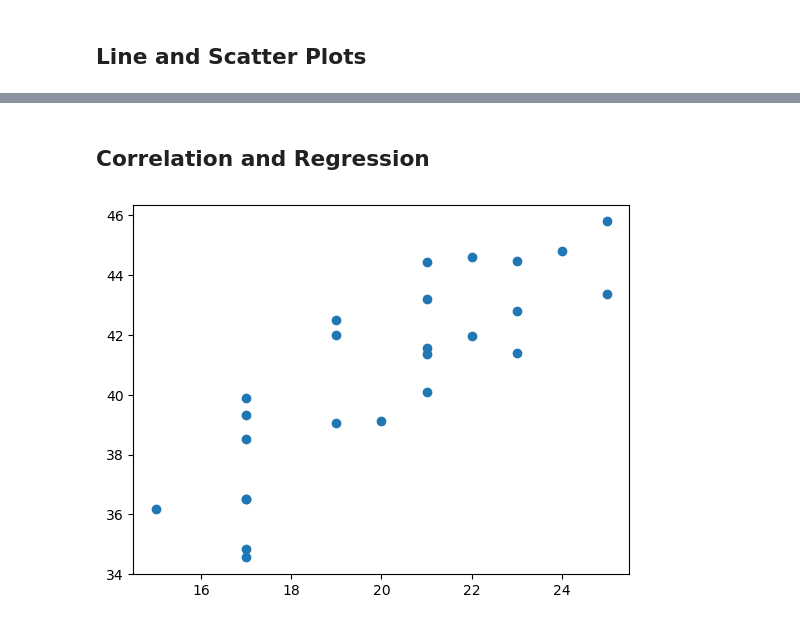
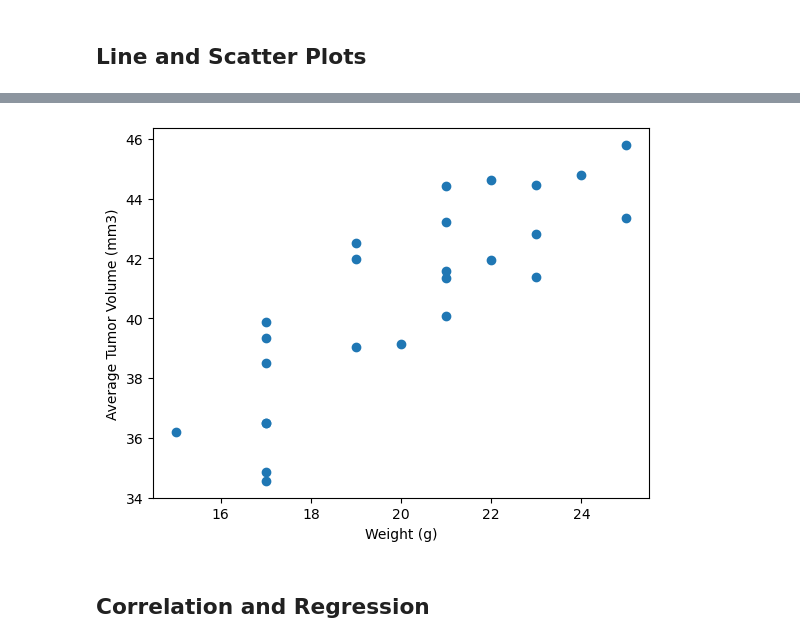
Before and after one commit to Kevin-Lad/matplotlib-challenge, a Jupyter notebook: Pymaceuticals/pymaceuticals.ipynb, the cells around one changed output, grey strips where cells are left out. Saved outputs shown, nothing was run; the diff lists cells and outputs as text; code cells hidden in the pictures.

```diff
--- a/Pymaceuticals/pymaceuticals.ipynb
+++ b/Pymaceuticals/pymaceuticals.ipynb
@@ -336,16 +322,16 @@ plt.plot(x_axis, y_axis)
 # %%
 # Generate a scatter plot of mouse weight vs. the average observed tumor volume for the entire Capomulin regimen
+all_capomulin_df
+capomulin_tumor = all_capomulin_df.groupby(['Mouse ID'])
+
+x_axis = capomulin_tumor['Weight (g)'].mean()
+y_axis = capomulin_tumor['Tumor Volume (mm3)'].mean()
+scatter_plot = plt.scatter(x_axis, y_axis)
+plt.xlabel('Weight (g)')
+plt.ylabel('Average Tumor Volume (mm3)')
+
+plt.show()
+# %% [output]
+[figure, added]
 # %% [markdown]
 ## Correlation and Regression
-# %%
-# Calculate the correlation coefficient and a linear regression model
-# for mouse weight and average observed tumor volume for the entire Capomulin regimen
-all_capomulin_df
-capomulin_tumor = all_capomulin_df.groupby(['Mouse ID'])
-
-x_axis = capomulin_tumor['Weight (g)'].mean()
-y_axis = capomulin_tumor['Tumor Volume (mm3)'].mean()
-plt.scatter(x_axis, y_axis)
-plt.show()
-# %% [output]
-[figure, removed]
```
Also changed, not shown: parts of 4 cells of this notebook.
